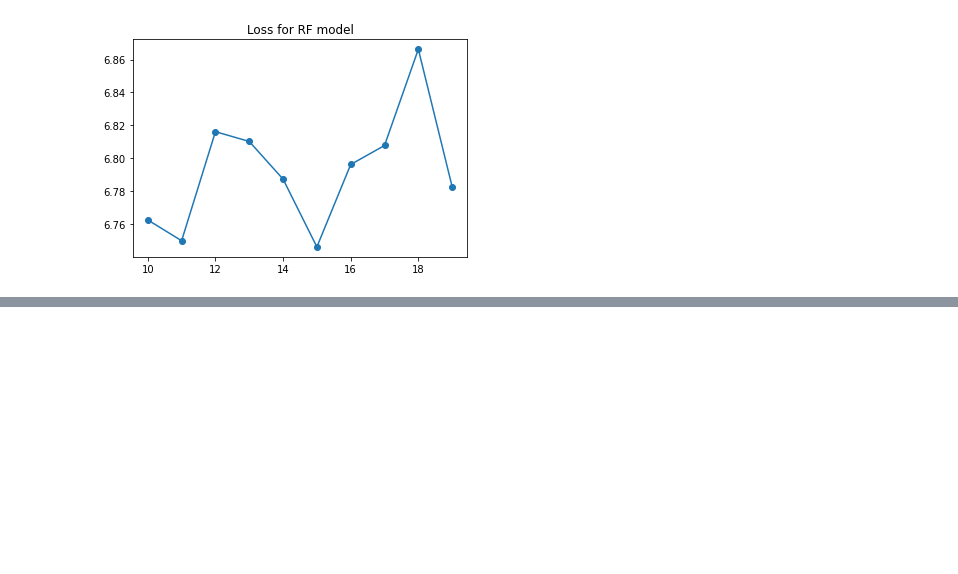
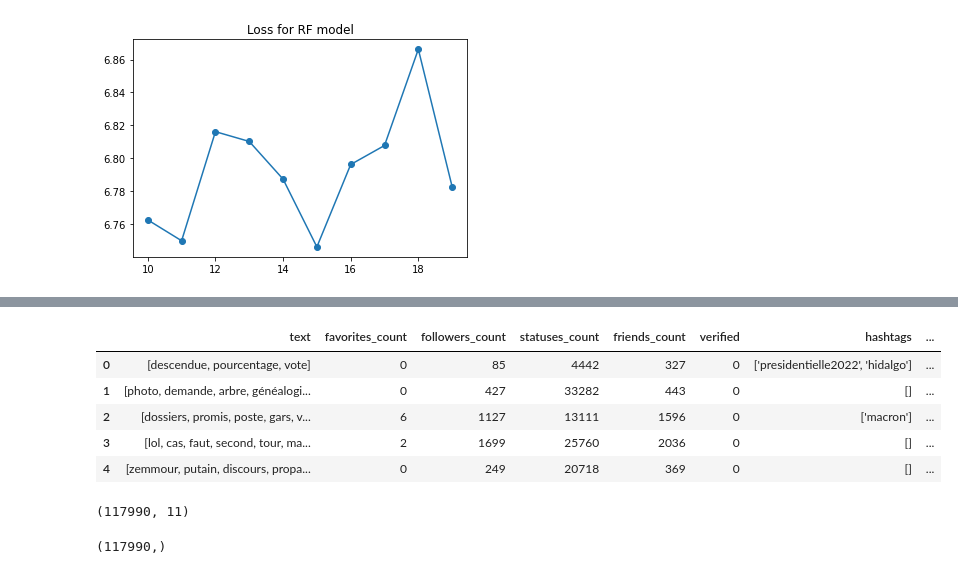
Before and after one commit to X1a-jk/inf554, a Jupyter notebook: project_vec.ipynb, the cells around one changed output, grey strips where cells are left out. Drawn from its saved outputs; the diff is of its cells as text; code cells hidden in the pictures; blank space fills up the shorter version.

```diff
--- a/project_vec.ipynb
+++ b/project_vec.ipynb
@@ -394,0 +400,77 @@ print(loss_RF_num,acc_RF_num)
+# %%
+# Load data
+eval_data = pd.read_csv("data/evaluation.csv")
+
+# Pre-process the traning data
+label = "text"
+eval_data[label] = eval_data[label].map(lambda x: str.split(x, sep=" "))
+
+
+label = "urls"
+eval_data[label] = eval_data[label].map(lambda x: [] if x=="[]" else [str.strip(url) for url in str.split(x[1:-1], sep=",")])
+eval_data[label+"_count"] = eval_data[label].map(lambda x: len(x))
+
+
+label = "hashtags"
+eval_data[label] = eval_data[label].map(lambda x: [] if x=="[]" else [str.strip(tag) for tag in str.split(x[1:-1], sep=",")])
+eval_data[label+"_count"] = eval_data[label].map(lambda x: len(x))
+
+
+
+# Treatment of time
+# The time relative to the election (month and yday), day in the week,
+# and the hour all affect the number of retweets.
+eval_data["time"] = eval_data["timestamp"].map(lambda x: time.gmtime(x//1000))
+# Only 2380 tweets are not posted in 2022, so we ignore the year
+# eval_data["year"] = eval_data["timestamp"].map(lambda x: x.tm_year)
+eval_data["month"] = eval_data["time"].map(lambda x: x.tm_mon)
+eval_data["wday"] = eval_data["time"].map(lambda x: x.tm_wday)
+eval_data["hour"] = eval_data["time"].map(lambda x: x.tm_hour)
+
+
+# We drop the following data:
+# @TweetID: useless
+# @mentions: none of the mentions in the eval data are not null
+# @mentions_count
+# @urls: we use urls_count instead
+
+eval_data.drop(labels=["time", "mentions", "urls"], axis=1, inplace=True)
+eval_data.head(5)
+# %% [output]
+|  | text | favorites_count | followers_count | statuses_count | friends_count | verified | hashtags | ... |
+| 0 | [descendue, pourcentage, vote] | 0 | 85 | 4442 | 327 | 0 | ['presidentielle2022', 'hidalgo'] | ... |
+| 1 | [photo, demande, arbre, généalogi... | 0 | 427 | 33282 | 443 | 0 | [] | ... |
+| 2 | [dossiers, promis, poste, gars, v... | 6 | 1127 | 13111 | 1596 | 0 | ['macron'] | ... |
+| 3 | [lol, cas, faut, second, tour, ma... | 2 | 1699 | 25760 | 2036 | 0 | [] | ... |
+| 4 | [zemmour, putain, discours, propa... | 0 | 249 | 20718 | 369 | 0 | [] | ... |
+# %%
+X_eval = eval_data.drop(labels=["TweetID"], axis=1)
+
+standardise(X_eval,["favorites_count","followers_count","statuses_count","friends_count","urls_count","hashtags_count","verified","timestamp","month","wday","hour"])
+
+# split the table into 2 parts: one with the text and the other with the numbers
+X_eval_num=X_eval.drop(["text", "hashtags"], axis=1)
+
+
+X_eval_text=X_eval[["text", "hashtags"]]
+
+X_eval_num_vec=X_eval_num.values
+X_eval_num_vec.shape
+# %% [output]
+(117990, 11)
+# %%
+model_RF=RandomForestRegressor(max_depth=np.argmin(np.array(loss_RF_tot))+10)
+model_RF.fit(np.concatenate((X_train_num_vec,X_test_num_vec)), np.concatenate((y_train_vec, y_test_vec)))
+pred_RF = model_RF.predict(X_eval_num_vec)
+
+def write_result(filename,results):
+    with open(filename, 'w',newline='') as f:
+        writer = csv.writer(f)
+        writer.writerow(["TweetID", "retweets_count"])
+        for index, prediction in enumerate(results):
+            writer.writerow([str(eval_data['TweetID'].iloc[index]) , str(int(np.round(prediction)))])
+
+print(pred_RF.shape)
+write_result("data/RF_predictions.txt", pred_RF)
+# %% [output]
+(117990,)
```
Also changed, not shown: parts of 10 cells of this notebook, 2 other files.
